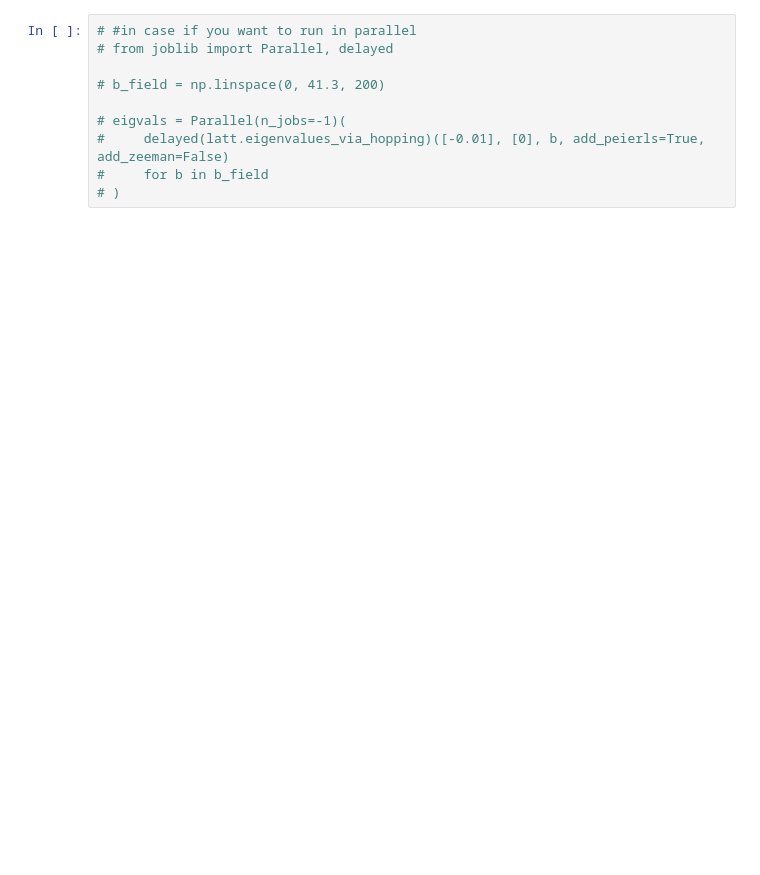
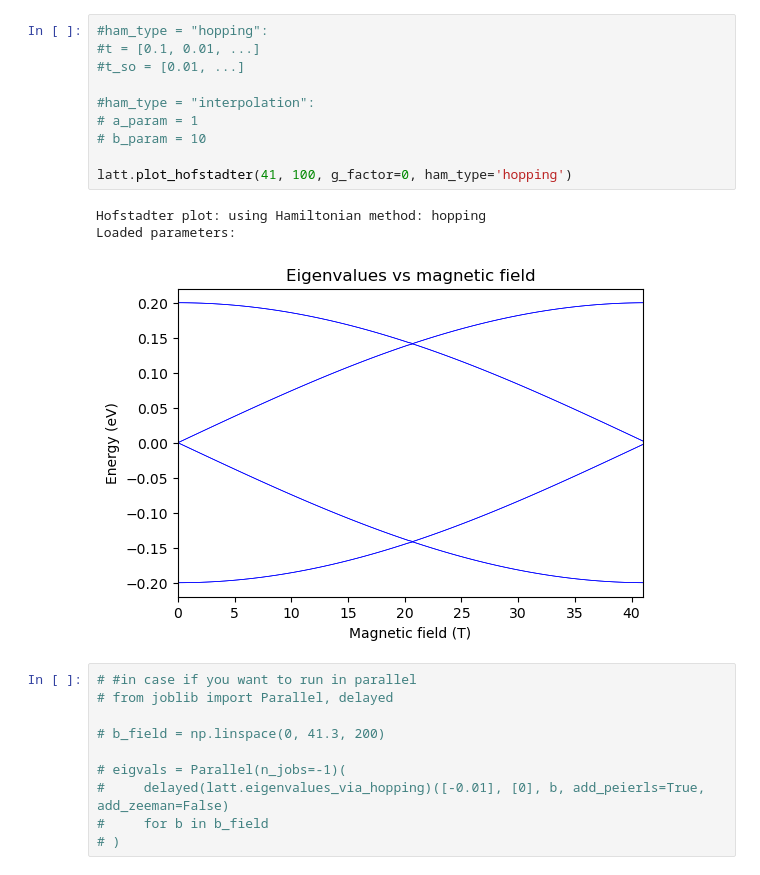
Before and after one commit to danis-b/HB_lattice, a Jupyter notebook: HB_plot.ipynb, the cells around one changed output. Cells and saved outputs as stored; diff of their text form; blank space fills up the shorter version.

Commit message:
new way to create a hamiltonian

```diff
--- a/HB_plot.ipynb
+++ b/HB_plot.ipynb
@@ -19,3 +12,17 @@ for b in b_field:
+# %%
+#ham_type = "hopping":
+#t = [0.1, 0.01, ...]
+#t_so = [0.01, ...]
+
+#ham_type = "interpolation":
+# a_param = 1
+# b_param = 10
+
+latt.plot_hofstadter(41, 100, g_factor=0, ham_type='hopping')
+# %% [output]
+Hofstadter plot: using Hamiltonian method: hopping
+Loaded parameters:
+[figure, added]
 # %%
 # #in case if you want to run in parallel
 # from joblib import Parallel, delayed
```
Also changed, not shown: parts of 6 cells of this notebook, 1 other file.
